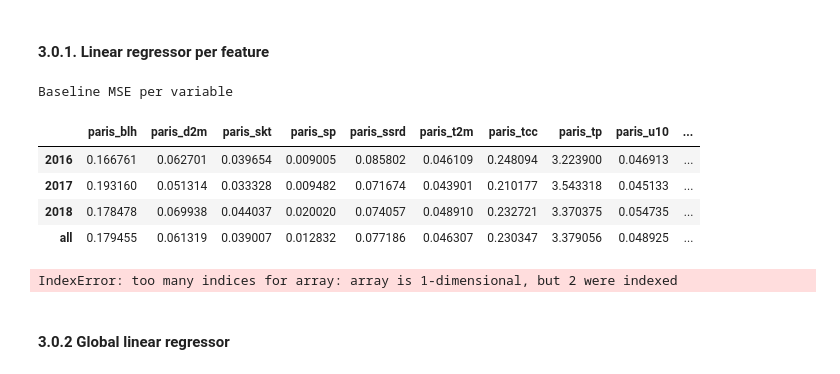
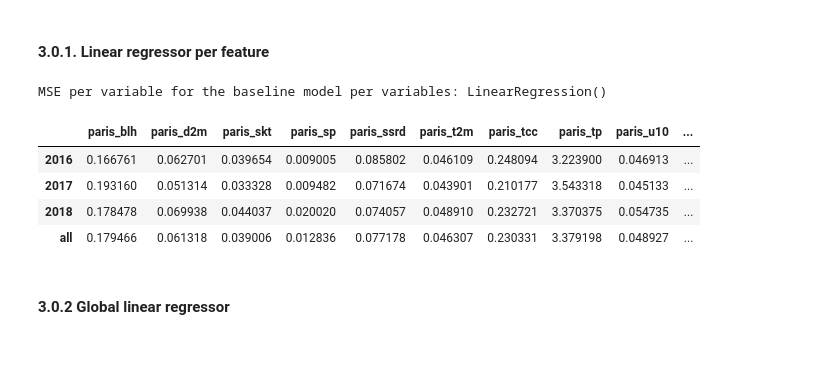
Before and after one commit to waddason/ML_ClimateEnergy_project2024, a Jupyter notebook: Main.ipynb, the cells around one changed output. Saved outputs shown, nothing was run; the diff lists cells and outputs as text; code cells hidden in the pictures.

```diff
--- a/Main.ipynb
+++ b/Main.ipynb
@@ -395,50 +395,32 @@ In the following colored-gradients, we are expecting to have the most dark green
 # %%
 # Baseline model: Linear regression for each variable
 target_variables_names = list(y_train_rn.keys())
 
 # Create a linear regression model for each variable
-models_per_variable = {}
-baseline_mse_per_variable = {}
+y_pred = []
 for variable in target_variables_names:
     variable_name = variable.split("_")[1]
     model = LinearRegression()
     # Select only the corresponding columns
     related_columns = [col for col in X_train_rn.columns if variable_name in col]
     # print(f"Variable: {variable}, related columns: {related_columns}")
     model.fit(X_train_rn[related_columns], y_train_rn[variable])
     # print(f"Model fitted for {variable}:{model.coef_}")
-    models_per_variable[variable] = model
-    baseline_mse_per_variable[variable] = []
-    # Evaluate per test year (set validation appart)
-    for year in [2016, 2017, 2018]:
-        y_pred = model.predict(
-            X_test_rn[related_columns].iloc[
-                X_test_rn[related_columns].index.year == year
-            ]
-        )
-        mse = mean_squared_error(
-            y_test_rn[variable].iloc[y_test_rn[variable].index.year == year], y_pred
-        )
-        baseline_mse_per_variable[variable].append(mse)
-    # Evaluate for all years
-    y_pred = model.predict(X_test_rn[related_columns])
-    mse = mean_squared_error(y_test_rn[variable], y_pred)
-    baseline_mse_per_variable[variable].append(mse)
-
-# load into a dataframe
-print("Baseline MSE per variable")
-baseline_df = pd.DataFrame(baseline_mse_per_variable, index=[2016, 2017, 2018, "all"])
-baseline_df.style.background_gradient(cmap="RdYlGn_r")
+    y_pred.append(model.predict(X_test_rn[related_columns]))
+# Concatenate the predictions into a dataframe
+y_pred = pd.DataFrame(
+    np.array(y_pred).T, index=X_test_rn.index, columns=target_variables_names
+)
+# Display the result in the standardized dataframe
+print(f"MSE per variable for the baseline model per variables: {model}")
+baseline_df, styled_df = display.display_mse_by_year(y_pred, y_test_rn)
+styled_df
 # %% [output]
-Baseline MSE per variable
+MSE per variable for the baseline model per variables: LinearRegression()
 |  | paris_blh | paris_d2m | paris_skt | paris_sp | paris_ssrd | paris_t2m | paris_tcc | paris_tp | paris_u10 | ... |
 | 2016 | 0.166761 | 0.062701 | 0.039654 | 0.009005 | 0.085802 | 0.046109 | 0.248094 | 3.223900 | 0.046913 | ... |
 | 2017 | 0.193160 | 0.051314 | 0.033328 | 0.009482 | 0.071674 | 0.043901 | 0.210177 | 3.543318 | 0.045133 | ... |
 | 2018 | 0.178478 | 0.069938 | 0.044037 | 0.020020 | 0.074057 | 0.048910 | 0.232721 | 3.370375 | 0.054735 | ... |
-| all | 0.179455 | 0.061319 | 0.039007 | 0.012832 | 0.077186 | 0.046307 | 0.230347 | 3.379056 | 0.048925 | ... |
+| all | 0.179466 | 0.061318 | 0.039006 | 0.012836 | 0.077178 | 0.046307 | 0.230331 | 3.379198 | 0.048927 | ... |
-# %%
-display.display_mse_by_year(y_pred, y_test_rn)
-# %% [output]
-IndexError: too many indices for array: array is 1-dimensional, but 2 were indexed
 # %% [markdown]
 #### 3.0.2 Global linear regressor
```
Also changed, not shown: parts of 13 cells of this notebook, 1 other file.
